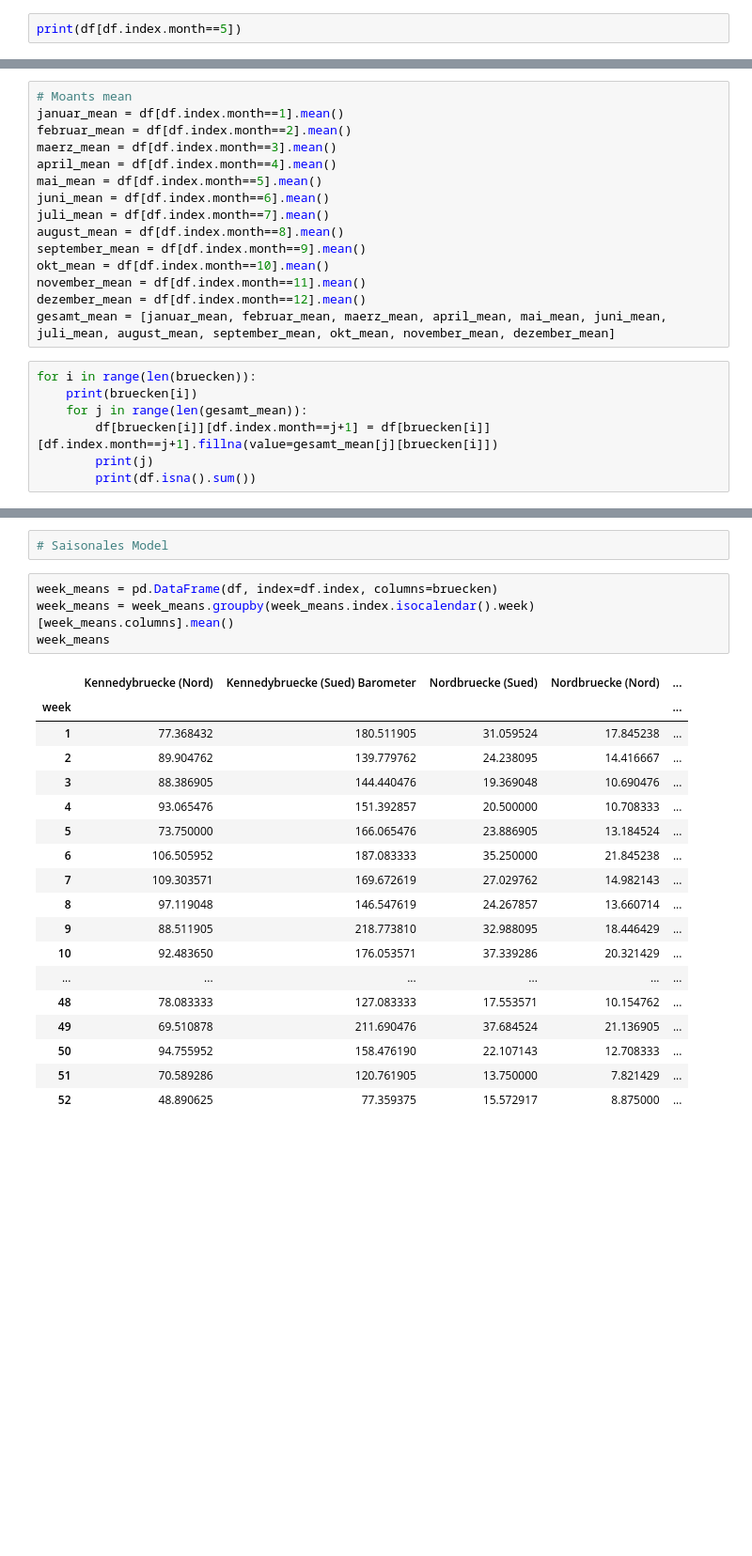
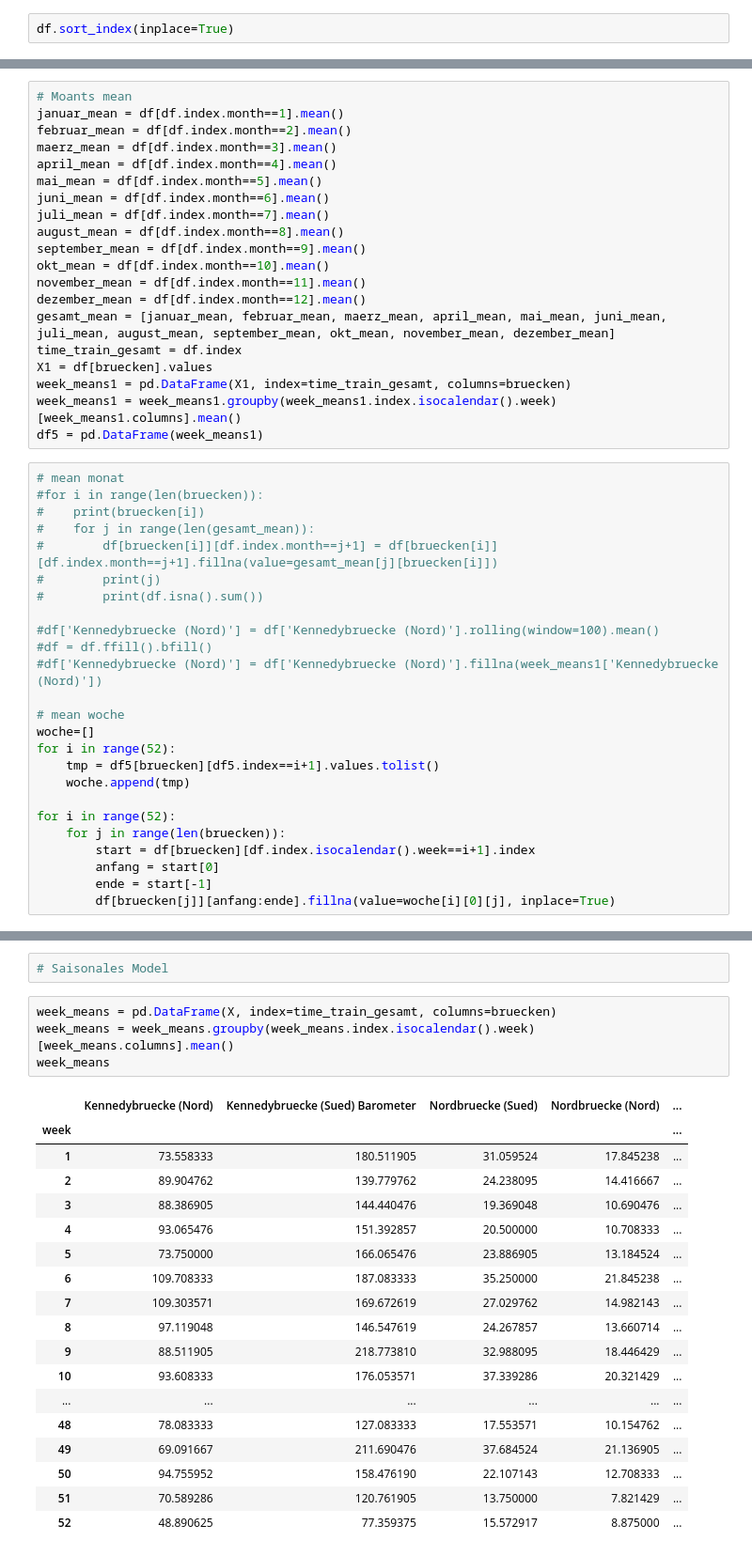
Before and after one commit to wooloflettuce/bonn-bike-count, a Jupyter notebook: Neuronales_Netz/NN2023.ipynb, the cells around one changed output, grey strips where cells are left out. Shown at 94% size. Cells and saved outputs as stored; diff of their text form; blank space fills up the shorter version.

```diff
--- a/Neuronales_Netz/NN2023.ipynb
+++ b/Neuronales_Netz/NN2023.ipynb
@@ -65,4 +65,4 @@ df.drop('days', axis=1, inplace=True)
 # %%
 df = df.set_index('time')
 # %%
-print(df[df.index.month==5])
+df.sort_index(inplace=True)
@@ -192,11 +153,34 @@ okt_mean = df[df.index.month==10].mean()
 november_mean = df[df.index.month==11].mean()
 dezember_mean = df[df.index.month==12].mean()
 gesamt_mean = [januar_mean, februar_mean, maerz_mean, april_mean, mai_mean, juni_mean, juli_mean, august_mean, september_mean, okt_mean, november_mean, dezember_mean]
+time_train_gesamt = df.index
+X1 = df[bruecken].values
+week_means1 = pd.DataFrame(X1, index=time_train_gesamt, columns=bruecken)
+week_means1 = week_means1.groupby(week_means1.index.isocalendar().week)[week_means1.columns].mean()
+df5 = pd.DataFrame(week_means1)
 # %%
-for i in range(len(bruecken)):
-    print(bruecken[i])
-    for j in range(len(gesamt_mean)):
-        df[bruecken[i]][df.index.month==j+1] = df[bruecken[i]][df.index.month==j+1].fillna(value=gesamt_mean[j][bruecken[i]])
-        print(j)
-        print(df.isna().sum())
+# mean monat
+#for i in range(len(bruecken)):
+#    print(bruecken[i])
+#    for j in range(len(gesamt_mean)):
+#        df[bruecken[i]][df.index.month==j+1] = df[bruecken[i]][df.index.month==j+1].fillna(value=gesamt_mean[j][bruecken[i]])
+#        print(j)
+#        print(df.isna().sum())
+
+#df['Kennedybruecke (Nord)'] = df['Kennedybruecke (Nord)'].rolling(window=100).mean()
+#df = df.ffill().bfill()
+#df['Kennedybruecke (Nord)'] = df['Kennedybruecke (Nord)'].fillna(week_means1['Kennedybruecke (Nord)'])
+
+# mean woche
+woche=[]
+for i in range(52):
+    tmp = df5[bruecken][df5.index==i+1].values.tolist()
+    woche.append(tmp)
+
+for i in range(52):
+    for j in range(len(bruecken)):
+        start = df[bruecken][df.index.isocalendar().week==i+1].index
+        anfang = start[0]
+        ende = start[-1]
+        df[bruecken[j]][anfang:ende].fillna(value=woche[i][0][j], inplace=True)
 # %% [output]
@@ -494,25 +411,25 @@ plt.plot(history.history['val_mae'])
 # %%
 # Saisonales Model
 # %%
-week_means = pd.DataFrame(df, index=df.index, columns=bruecken)
+week_means = pd.DataFrame(X, index=time_train_gesamt, columns=bruecken)
 week_means = week_means.groupby(week_means.index.isocalendar().week)[week_means.columns].mean()
 week_means
 # %% [output]
 |  | Kennedybruecke (Nord) | Kennedybruecke (Sued) Barometer | Nordbruecke (Sued) | Nordbruecke (Nord) | ... |
 | week |  |  |  |  | ... |
-| 1 | 77.368432 | 180.511905 | 31.059524 | 17.845238 | ... |
+| 1 | 73.558333 | 180.511905 | 31.059524 | 17.845238 | ... |
 | 2 | 89.904762 | 139.779762 | 24.238095 | 14.416667 | ... |
 | 3 | 88.386905 | 144.440476 | 19.369048 | 10.690476 | ... |
 | 4 | 93.065476 | 151.392857 | 20.500000 | 10.708333 | ... |
 | 5 | 73.750000 | 166.065476 | 23.886905 | 13.184524 | ... |
-| 6 | 106.505952 | 187.083333 | 35.250000 | 21.845238 | ... |
+| 6 | 109.708333 | 187.083333 | 35.250000 | 21.845238 | ... |
 | 7 | 109.303571 | 169.672619 | 27.029762 | 14.982143 | ... |
 | 8 | 97.119048 | 146.547619 | 24.267857 | 13.660714 | ... |
 | 9 | 88.511905 | 218.773810 | 32.988095 | 18.446429 | ... |
-| 10 | 92.483650 | 176.053571 | 37.339286 | 20.321429 | ... |
+| 10 | 93.608333 | 176.053571 | 37.339286 | 20.321429 | ... |
 | ... | ... | ... | ... | ... | ... |
 | 48 | 78.083333 | 127.083333 | 17.553571 | 10.154762 | ... |
-| 49 | 69.510878 | 211.690476 | 37.684524 | 21.136905 | ... |
+| 49 | 69.091667 | 211.690476 | 37.684524 | 21.136905 | ... |
 | 50 | 94.755952 | 158.476190 | 22.107143 | 12.708333 | ... |
 | 51 | 70.589286 | 120.761905 | 13.750000 | 7.821429 | ... |
 | 52 | 48.890625 | 77.359375 | 15.572917 | 8.875000 | ... |
```
Also changed, not shown: parts of 20 cells of this notebook, 4 other files.
